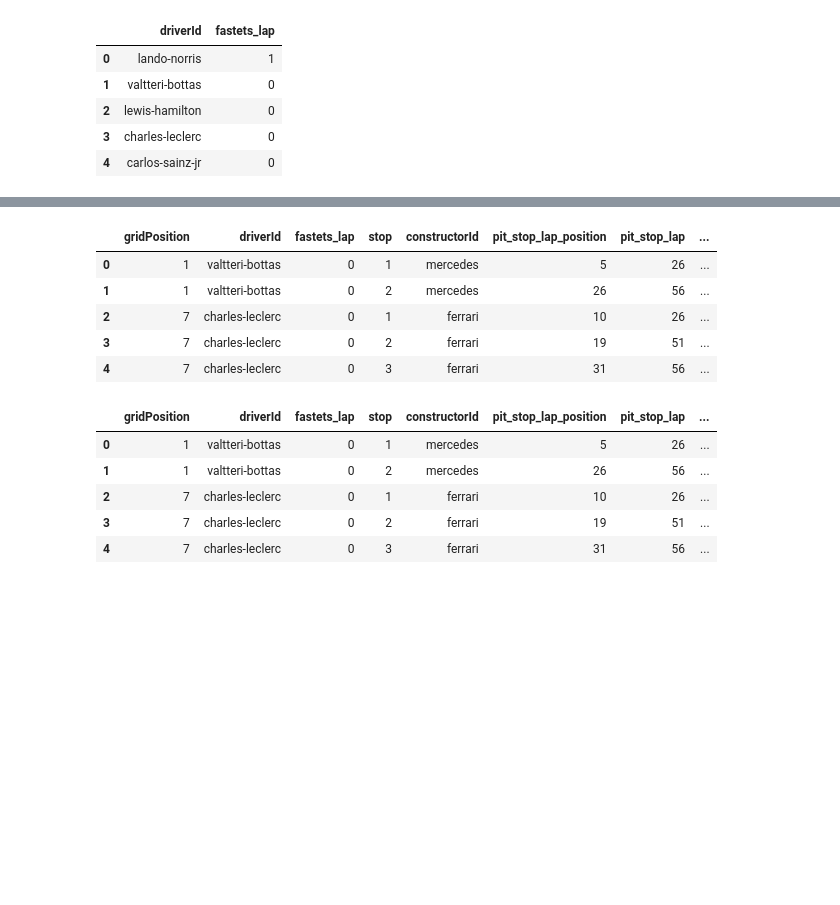
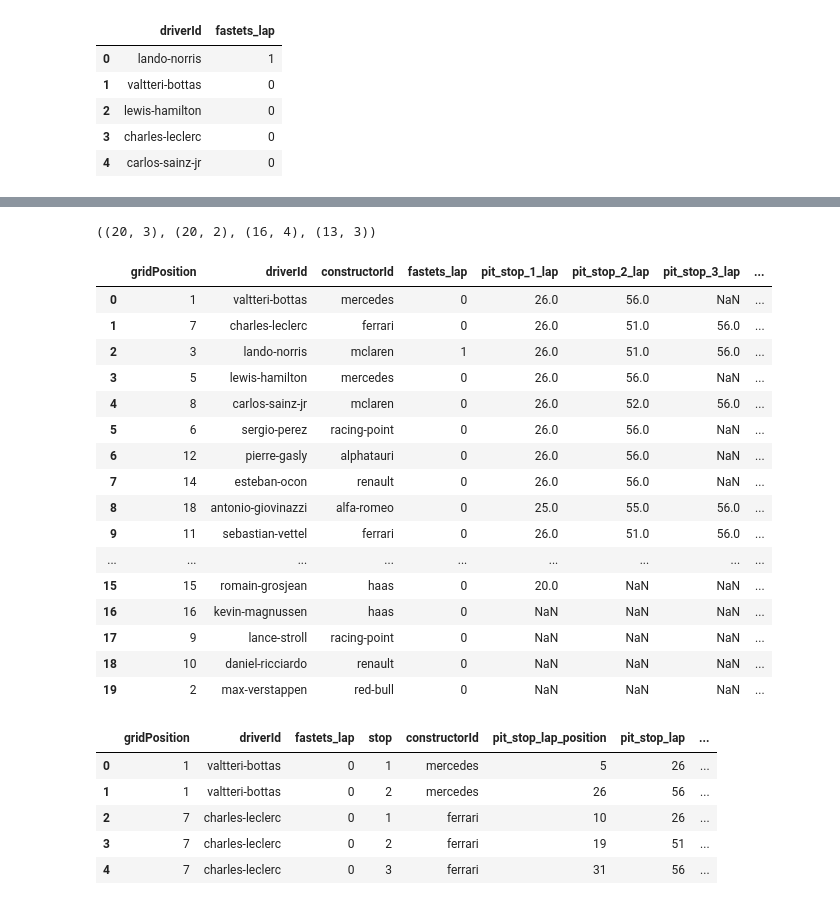
Before and after one commit to tarunramani12/Formula-1, a Jupyter notebook: Notebooks/data-prep.ipynb, the cells around one changed output, grey strips where cells are left out. Drawn from its saved outputs; the diff is of its cells as text; code cells hidden in the pictures; blank space fills up the shorter version.

Commit message:
Created pivot table for pit stops

```diff
--- a/Notebooks/data-prep.ipynb
+++ b/Notebooks/data-prep.ipynb
@@ -162,0 +29,11 @@ df_fastest_laps.head()
+# %%
+# Renaiming and seleting required columns
+df_pit_stop.rename(columns={'lap': 'pit_stop_lap'}, inplace=True)
+df_pit_stop = df_pit_stop[['driverId', 'stop', 'pit_stop_lap']]
+
+# Creating a pivot table for pit stop laps
+df_pit_lap = df_pit_stop.pivot(index="driverId", columns="stop", values="pit_stop_lap")
+df_pit_lap.columns = [f"pit_stop_{col}_lap" for col in df_pit_lap.columns]
+df_pit_lap.reset_index(inplace=True)
+
+df_pit_lap.head()
@@ -163,6 +51,6 @@ df_fastest_laps.head()
 # %%
 df_fastest_laps["fastets_lap"] = df_fastest_laps['position'].apply(lambda x: 1 if x == 1 else 0)
-del df_fastest_laps['position']
+df_fastest_laps = df_fastest_laps[['driverId', 'fastets_lap']]
 df_fastest_laps.head()
 # %% [output]
 |  | driverId | fastets_lap |
@@ -183,4 +62,4 @@ df_reace_results.head()
 # %%
-df_reace_results = df_reace_results[['gridPosition','driverId']]
+df_reace_results = df_reace_results[['gridPosition','driverId', 'constructorId']]
 df_reace_results.head()
 # %% [output]
@@ -193,16 +89,31 @@ df_reace_results.head()
+# %%
+df_reace_results.shape, df_fastest_laps.shape, df_pit_lap.shape, df_driver_standings.shape
+# %% [output]
+((20, 3), (20, 2), (16, 4), (13, 3))
 # %%
 df_mer_1 = pd.merge(df_reace_results, df_fastest_laps, how='inner', on='driverId')
-df_mer_2 = pd.merge(df_mer_1, df_pit_stop, how='inner', on='driverId')
-df_mer_3 = pd.merge(df_mer_2, df_driver_standings, how='inner', on='driverId')
+df_mer_2 = pd.merge(df_mer_1, df_pit_lap, how='left', on='driverId')
+df_mer_3 = pd.merge(df_mer_2, df_driver_standings, how='left', on='driverId')
 # %%
-df_mer_3.head()
+df_mer_3
 # %% [output]
-|  | gridPosition | driverId | fastets_lap | stop | constructorId | pit_stop_lap_position | pit_stop_lap | ... |
-| 0 | 1 | valtteri-bottas | 0 | 1 | mercedes | 5 | 26 | ... |
-| 1 | 1 | valtteri-bottas | 0 | 2 | mercedes | 26 | 56 | ... |
-| 2 | 7 | charles-leclerc | 0 | 1 | ferrari | 10 | 26 | ... |
-| 3 | 7 | charles-leclerc | 0 | 2 | ferrari | 19 | 51 | ... |
-| 4 | 7 | charles-leclerc | 0 | 3 | ferrari | 31 | 56 | ... |
+|  | gridPosition | driverId | constructorId | fastets_lap | pit_stop_1_lap | pit_stop_2_lap | pit_stop_3_lap | ... |
+| 0 | 1 | valtteri-bottas | mercedes | 0 | 26.0 | 56.0 | NaN | ... |
+| 1 | 7 | charles-leclerc | ferrari | 0 | 26.0 | 51.0 | 56.0 | ... |
+| 2 | 3 | lando-norris | mclaren | 1 | 26.0 | 51.0 | 56.0 | ... |
+| 3 | 5 | lewis-hamilton | mercedes | 0 | 26.0 | 56.0 | NaN | ... |
+| 4 | 8 | carlos-sainz-jr | mclaren | 0 | 26.0 | 52.0 | 56.0 | ... |
+| 5 | 6 | sergio-perez | racing-point | 0 | 26.0 | 56.0 | NaN | ... |
+| 6 | 12 | pierre-gasly | alphatauri | 0 | 26.0 | 56.0 | NaN | ... |
+| 7 | 14 | esteban-ocon | renault | 0 | 26.0 | 56.0 | NaN | ... |
+| 8 | 18 | antonio-giovinazzi | alfa-romeo | 0 | 25.0 | 55.0 | 56.0 | ... |
+| 9 | 11 | sebastian-vettel | ferrari | 0 | 26.0 | 51.0 | 56.0 | ... |
+| ... | ... | ... | ... | ... | ... | ... | ... | ... |
+| 15 | 15 | romain-grosjean | haas | 0 | 20.0 | NaN | NaN | ... |
+| 16 | 16 | kevin-magnussen | haas | 0 | NaN | NaN | NaN | ... |
+| 17 | 9 | lance-stroll | racing-point | 0 | NaN | NaN | NaN | ... |
+| 18 | 10 | daniel-ricciardo | renault | 0 | NaN | NaN | NaN | ... |
+| 19 | 2 | max-verstappen | red-bull | 0 | NaN | NaN | NaN | ... |
 # %%
 df_mer_3.rename(columns={'position': 'final_position'}, inplace=True)
 df_mer_3.head()
```
Also changed, not shown: parts of 14 cells of this notebook, 1 other file.
